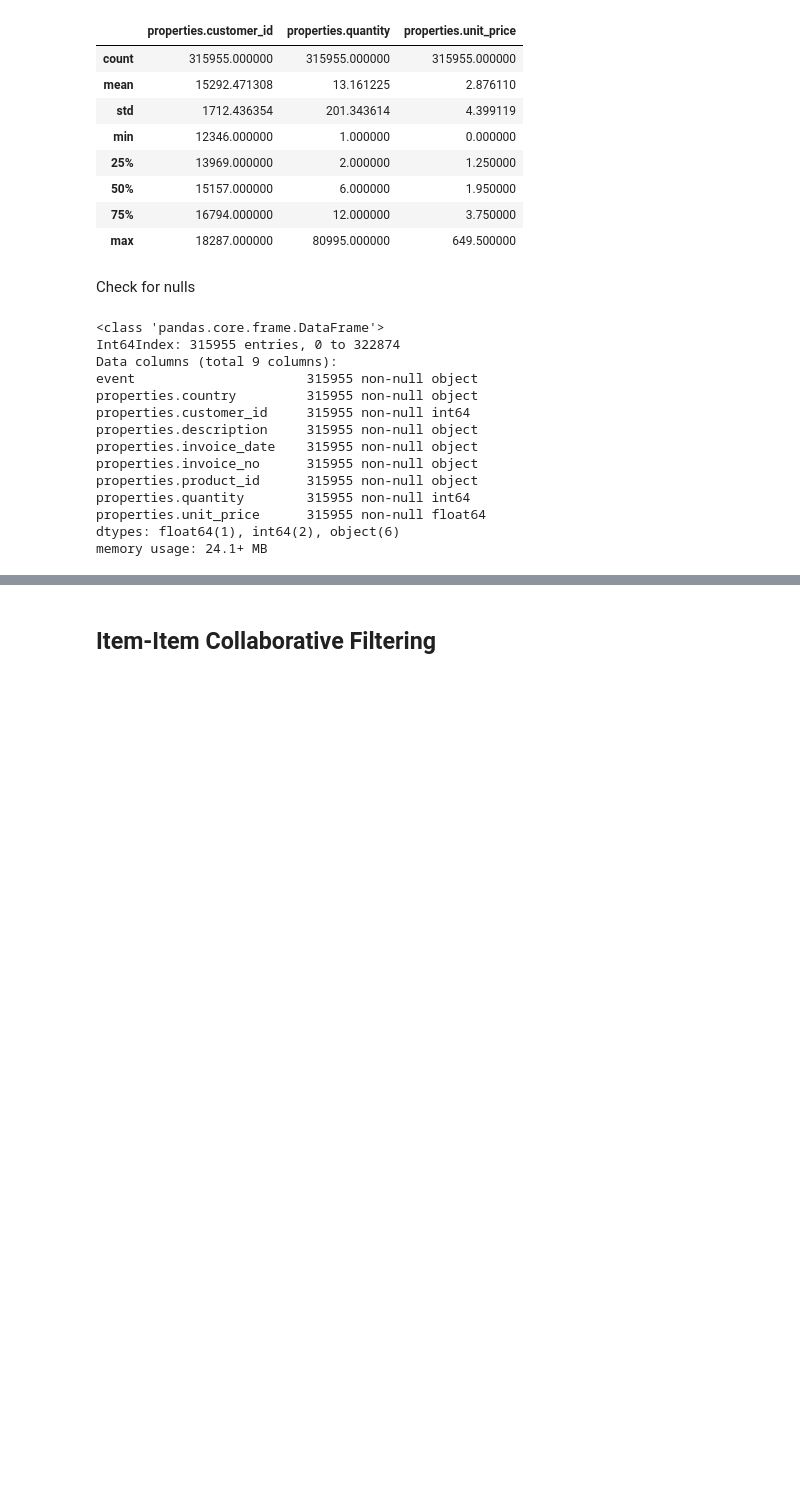
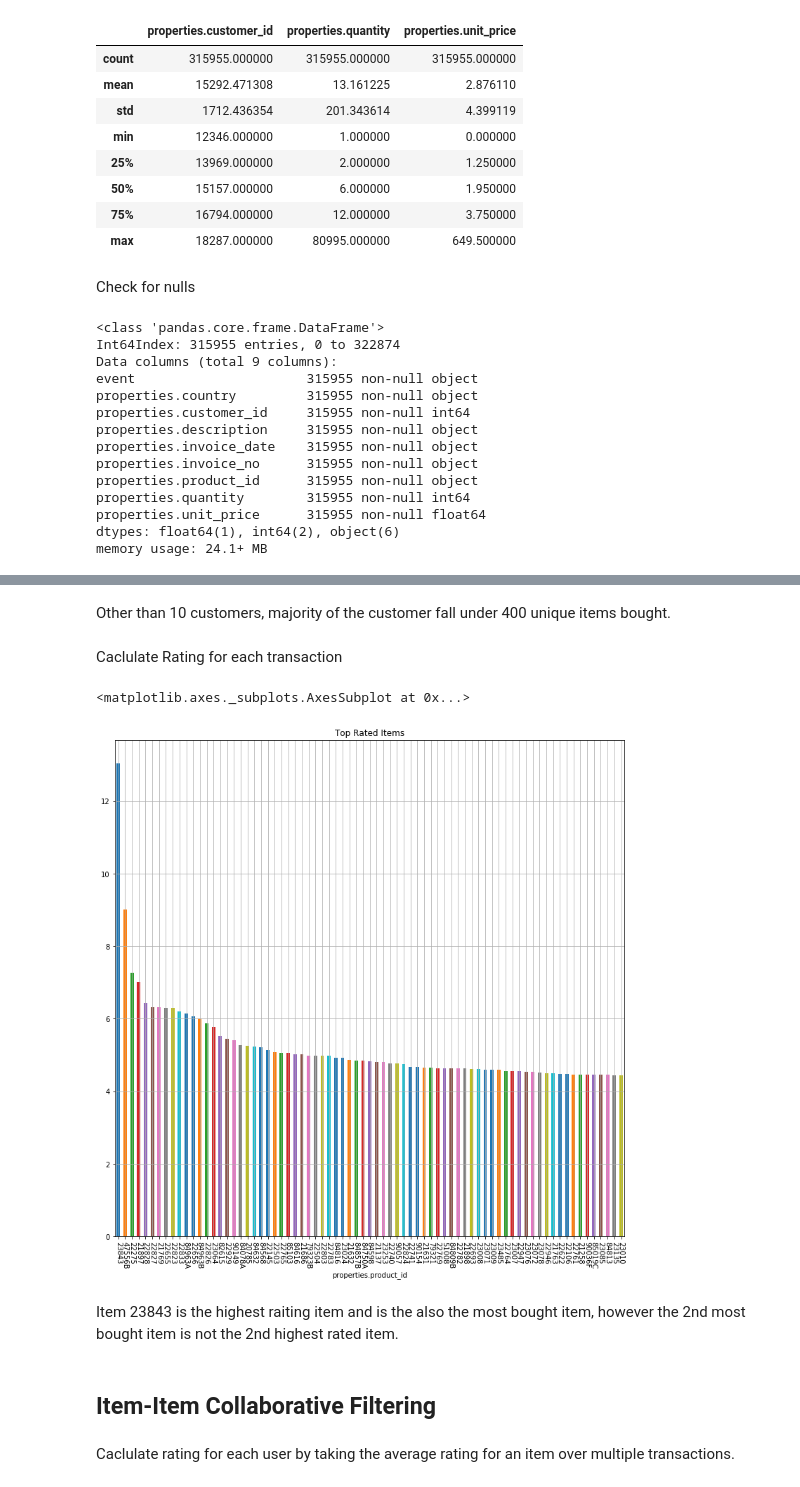
Before and after one commit to ShopBonsai/interview-test-data-ml, a Jupyter notebook: Bonsai Technical Interview.ipynb, the cells around one changed output, grey strips where cells are left out. Drawn from its saved outputs; the diff is of its cells as text; code cells hidden in the pictures; blank space fills up the shorter version.

```diff
--- a/Bonsai Technical Interview.ipynb
+++ b/Bonsai Technical Interview.ipynb
@@ -107,2 +141,17 @@ ModuleNotFoundError: No module named 'matplotlib'
+# %% [markdown]
+Other than 10 customers, majority of the customer fall under 400 unique items bought.
+# %% [markdown]
+Caclulate Rating for each transaction
+# %%
+custDF['popRating'] = 1 + np.log(np.array(custDF['properties.quantity']) * np.array(custDF['properties.unit_price']))
+itemRating = custDF.groupby('properties.product_id')['popRating'].mean().sort_values(ascending=False)
+itemRating[0:75].plot(kind='bar', grid=True, rot=270, figsize=(13,13), title='Top Rated Items')
+# %% [output]
+<matplotlib.axes._subplots.AxesSubplot at 0x...>
+[figure, added]
+# %% [markdown]
+Item 23843 is the highest raiting item and is the also the most bought item, however the 2nd most bought item is not the 2nd highest rated item.
 # %% [markdown]
 ## Item-Item Collaborative Filtering
+# %% [markdown]
+Caclulate rating for each user by taking the average rating for an item over multiple transactions.
```
Also changed, not shown: parts of 44 cells of this notebook, 3 other files.
